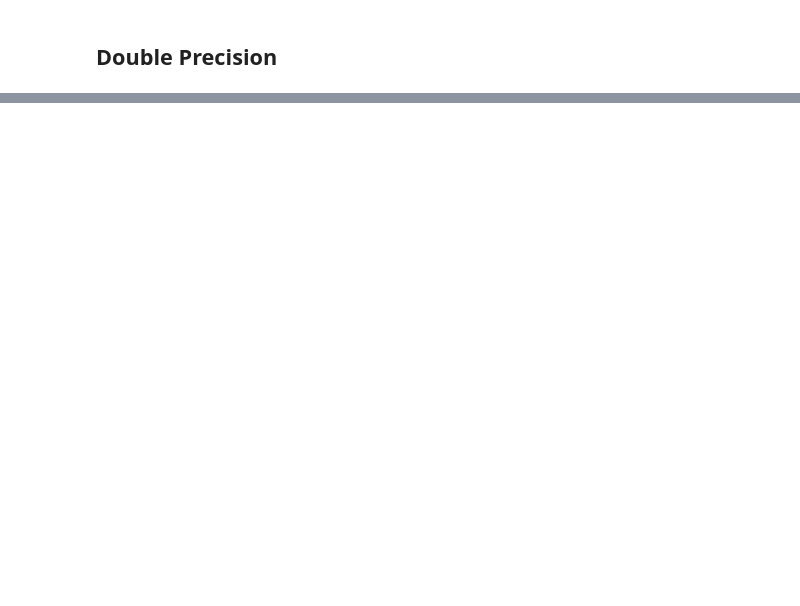
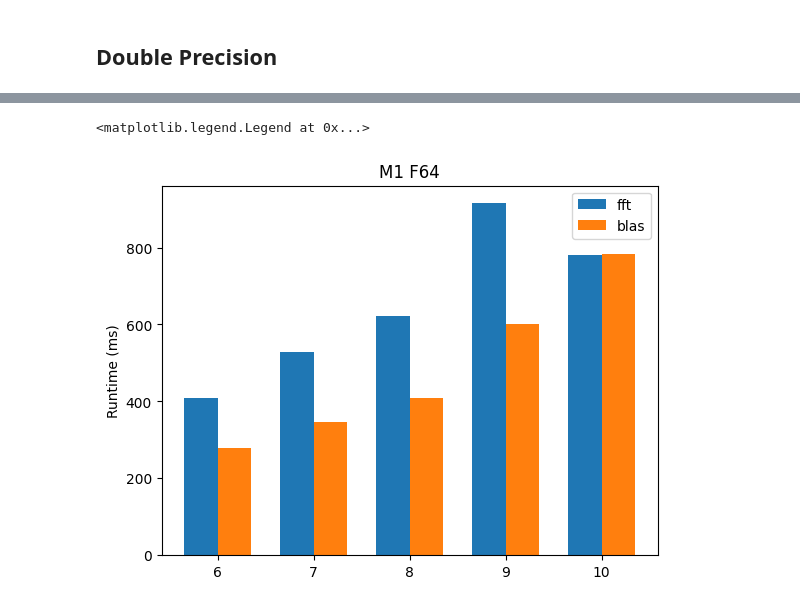
Before and after one commit to bempp/kifmm, a Jupyter notebook: kifmm/experiments/grid_search/Grid Search.ipynb, the cells around one changed output, grey strips where cells are left out. Saved outputs shown, nothing was run; the diff lists cells and outputs as text; code cells hidden in the pictures; blank space fills up the shorter version.

```diff
--- a/kifmm/experiments/grid_search/Grid Search.ipynb
+++ b/kifmm/experiments/grid_search/Grid Search.ipynb
@@ -152,3 +137,20 @@ Name: 400, dtype: float64
+# %%
+fig, ax = plt.subplots()
+
+digits = np.array([6, 7, 8, 9, 10])
+
+ax.set_title('M1 F64')
+ax.set_ylabel('Runtime (ms)')
+
+bar_width = 0.35  # width of bars
+
+ax.bar(digits-bar_width/2, [df['runtime'] for df in best_fft_f64], bar_width, label='fft')
+ax.bar(digits+bar_width/2, [df['runtime'] for df in best_blas_f64], bar_width, label='blas')
+
+ax.legend()
+# %% [output]
+<matplotlib.legend.Legend at 0x...>
+[figure, added]
 # %%
 fig, ax = plt.subplots()
 
```
Also changed, not shown: parts of 13 cells of this notebook, 5 other files.
